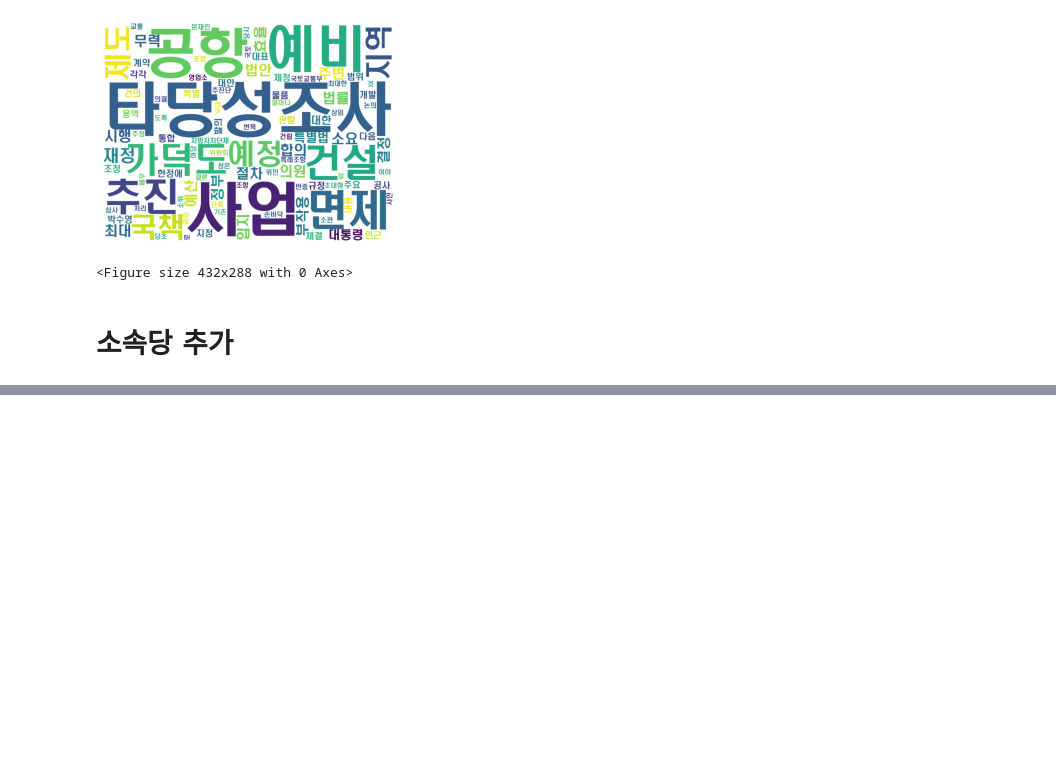
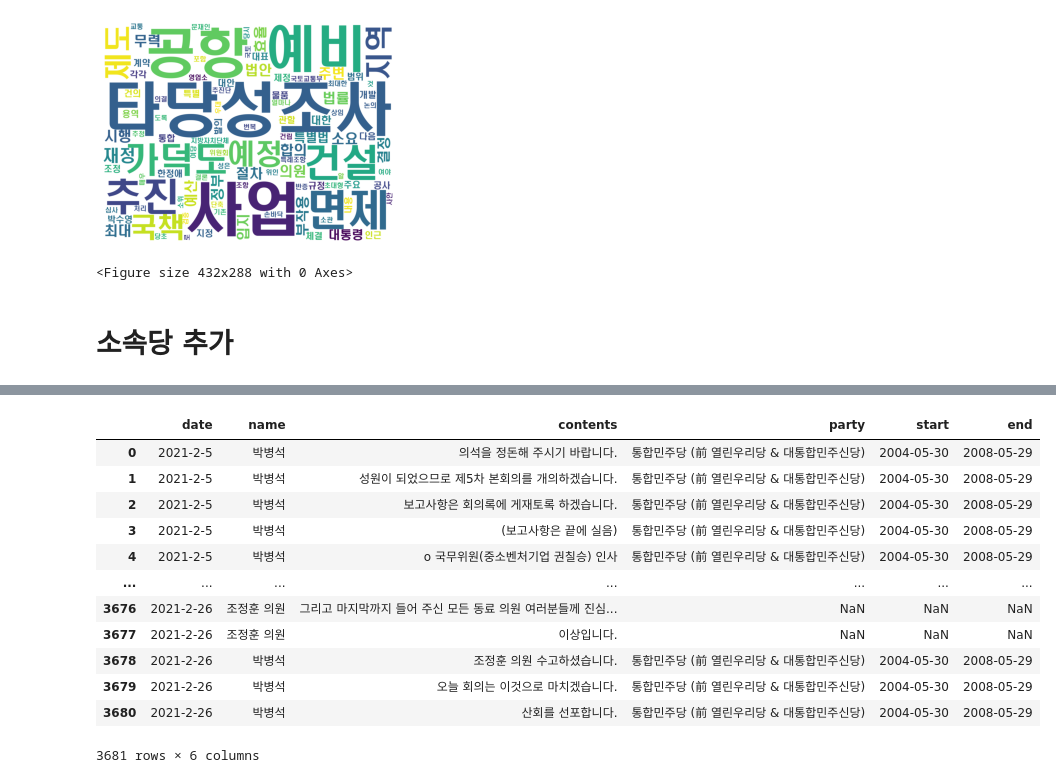
Before and after one commit to dw3624/-, a Jupyter notebook: 속기록 정리.ipynb, the cells around one changed output, grey strips where cells are left out. Drawn from its saved outputs; the diff is of its cells as text; code cells hidden in the pictures; blank space fills up the shorter version.

```diff
--- a/속기록 정리.ipynb
+++ b/속기록 정리.ipynb
@@ -164,6 +193,0 @@ partymem17
-# %%
-for i in range(len(df)):
-    df['speaker_split1'] = df.speaker[i].split(' ')[0]
-    df['speaker_split2'] = df.speaker[i].split(' ')[1]
-
-df
@@ -183,0 +194,3 @@ df
+# %%
+df2 = df
+df2.head()
@@ -183,0 +204,21 @@ df
+# %%
+for i in range(len(df2)):
+    for name in temp.name:
+        if name in df2.name[i]:
+            df2.name[i] = name
+# %%
+pd.merge(df2,temp,how='left',on='name')
+# %% [output]
+|  | date | name | contents | party | start | end |
+| 0 | 2021-2-5 | 박병석 | 의석을 정돈해 주시기 바랍니다. | 통합민주당 (前 열린우리당 & 대통합민주신당) | 2004-05-30 | 2008-05-29 |
+| 1 | 2021-2-5 | 박병석 | 성원이 되었으므로 제5차 본회의를 개의하겠습니다. | 통합민주당 (前 열린우리당 & 대통합민주신당) | 2004-05-30 | 2008-05-29 |
+| 2 | 2021-2-5 | 박병석 | 보고사항은 회의록에 게재토록 하겠습니다. | 통합민주당 (前 열린우리당 & 대통합민주신당) | 2004-05-30 | 2008-05-29 |
+| 3 | 2021-2-5 | 박병석 | (보고사항은 끝에 실음) | 통합민주당 (前 열린우리당 & 대통합민주신당) | 2004-05-30 | 2008-05-29 |
+| 4 | 2021-2-5 | 박병석 | o 국무위원(중소벤처기업 권칠승) 인사 | 통합민주당 (前 열린우리당 & 대통합민주신당) | 2004-05-30 | 2008-05-29 |
+| ... | ... | ... | ... | ... | ... | ... |
+| 3676 | 2021-2-26 | 조정훈 의원 | 그리고 마지막까지 들어 주신 모든 동료 의원 여러분들께 진심... | NaN | NaN | NaN |
+| 3677 | 2021-2-26 | 조정훈 의원 | 이상입니다. | NaN | NaN | NaN |
+| 3678 | 2021-2-26 | 박병석 | 조정훈 의원 수고하셨습니다. | 통합민주당 (前 열린우리당 & 대통합민주신당) | 2004-05-30 | 2008-05-29 |
+| 3679 | 2021-2-26 | 박병석 | 오늘 회의는 이것으로 마치겠습니다. | 통합민주당 (前 열린우리당 & 대통합민주신당) | 2004-05-30 | 2008-05-29 |
+| 3680 | 2021-2-26 | 박병석 | 산회를 선포합니다. | 통합민주당 (前 열린우리당 & 대통합민주신당) | 2004-05-30 | 2008-05-29 |
+3681 rows × 6 columns
```
Also changed, not shown: parts of 8 cells of this notebook, 1 other file.
